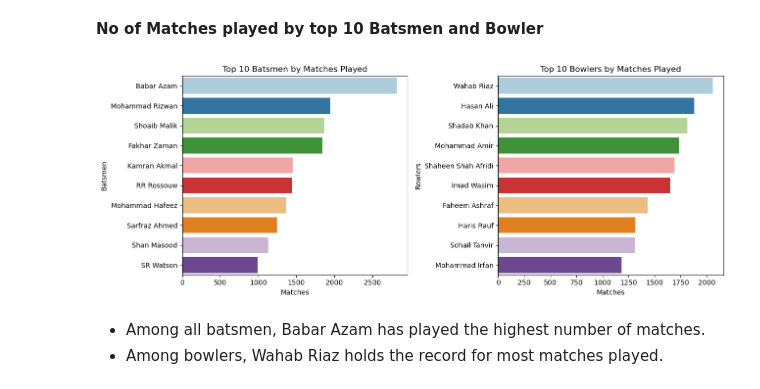
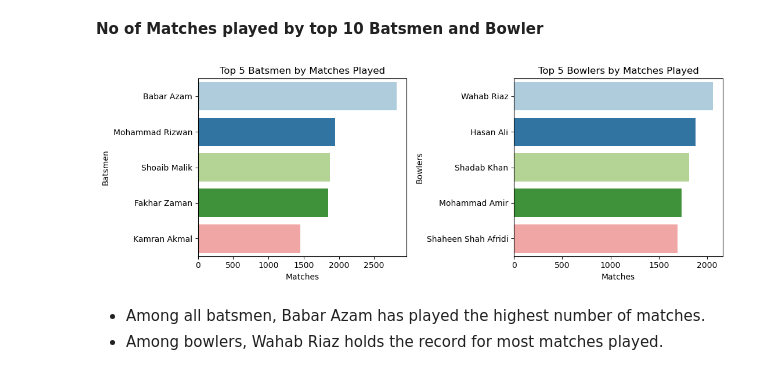
Before and after one commit to danisharain12/Machine-Learning-Projects, a Jupyter notebook: PSL 2025 Winner Prediction/PSL_2025_Winner_Prediction.ipynb, the cells around one changed output. Cells and saved outputs as stored; diff of their text form; code cells hidden in the pictures.

```diff
--- a/PSL 2025 Winner Prediction/PSL_2025_Winner_Prediction.ipynb
+++ b/PSL 2025 Winner Prediction/PSL_2025_Winner_Prediction.ipynb
@@ -487,25 +487,25 @@ plt.show()
 # %% [markdown]
 **No of Matches played by top 10 Batsmen and Bowler**
 # %%
-batsmen_matches = df.groupby('batter')['batter'].count().sort_values(ascending=False).head(10)
-bowler_matches = df.groupby('bowler')['bowler'].count().sort_values(ascending=False).head(10)
+batsmen_matches = df.groupby('batter')['batter'].count().sort_values(ascending=False).head(5)
+bowler_matches = df.groupby('bowler')['bowler'].count().sort_values(ascending=False).head(5)
 
-fig, axes = plt.subplots(1, 2, figsize=(13, 5))
+fig, axes = plt.subplots(1, 2, figsize=(11, 4))
 
 sns.barplot(y=batsmen_matches.index, x=batsmen_matches.values, palette='Paired' ,ax=axes[0])
-axes[0].set_title('Top 10 Batsmen by Matches Played')
+axes[0].set_title('Top 5 Batsmen by Matches Played')
 axes[0].set_xlabel('Matches')
 axes[0].set_ylabel('Batsmen')
 
 sns.barplot(y=bowler_matches.index, x=bowler_matches.values, palette='Paired', ax=axes[1])
-axes[1].set_title('Top 10 Bowlers by Matches Played')
+axes[1].set_title('Top 5 Bowlers by Matches Played')
 axes[1].set_xlabel('Matches')
 axes[1].set_ylabel('Bowlers')
 
 plt.tight_layout()
 plt.show()
 # %% [output]
-[figure, old version]
+[figure, new version]
 # %% [markdown]
 - Among all batsmen, Babar Azam has played the highest number of matches.
 - Among bowlers, Wahab Riaz holds the record for most matches played.
```
Also changed, not shown: parts of 16 cells of this notebook.
